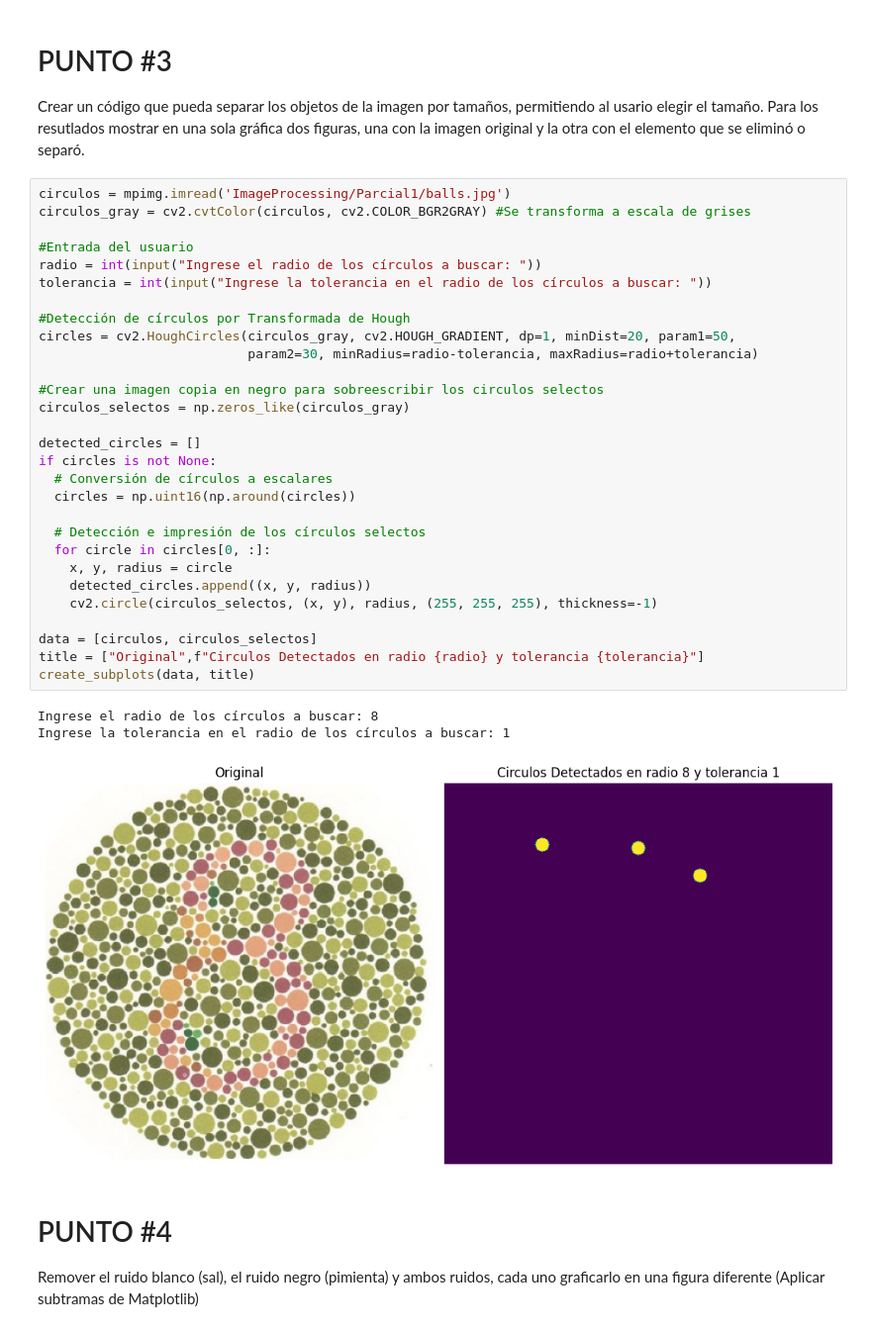
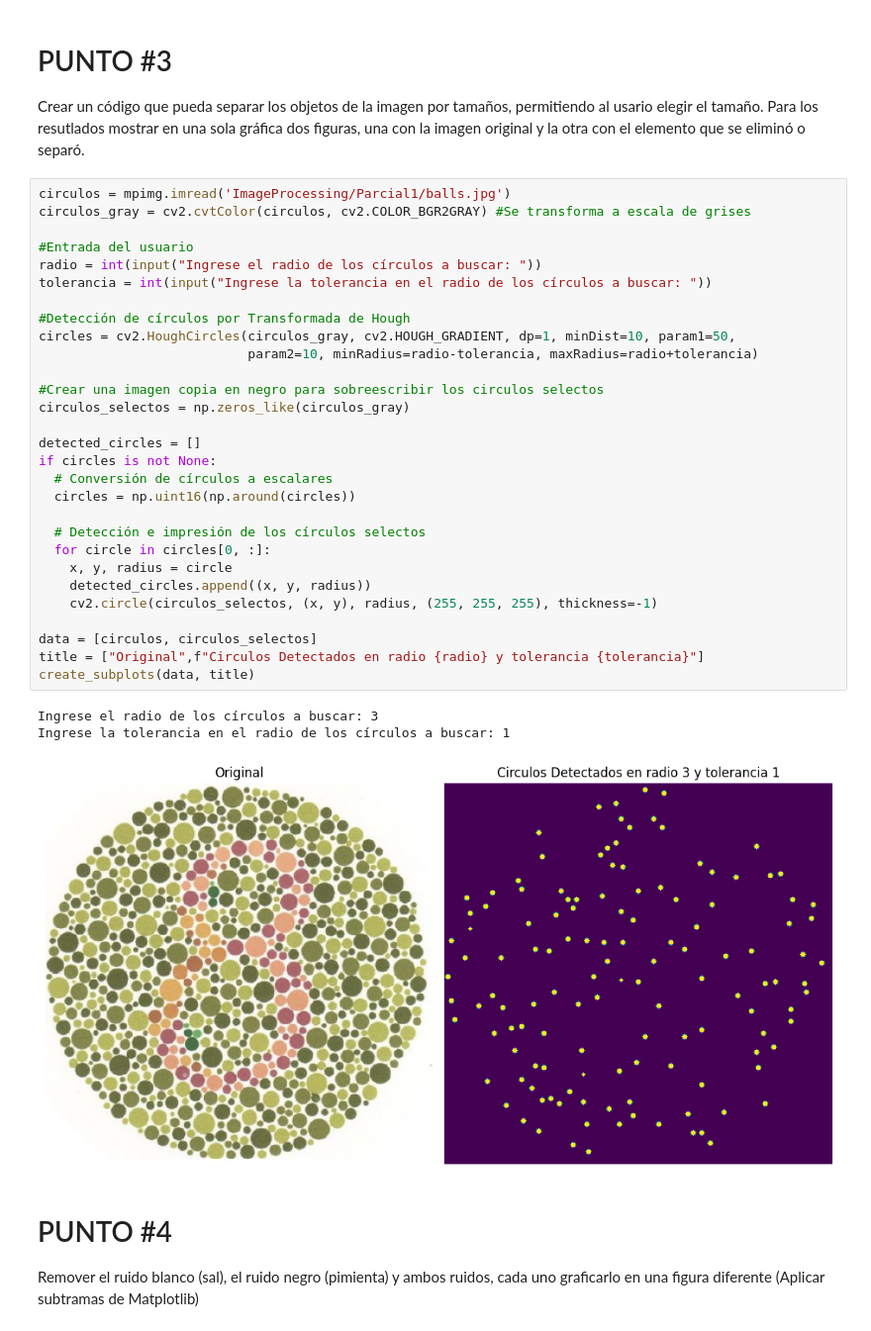
Before and after one commit to FelipeFerAl/ImageProcessing, a Jupyter notebook: Parcial1/ParcialImágenes.ipynb, the cells around one changed output. Shown at 99% size. Drawn from its saved outputs; the diff is of its cells as text.

```diff
--- a/Parcial1/ParcialImágenes.ipynb
+++ b/Parcial1/ParcialImágenes.ipynb
@@ -339,36 +343,36 @@ Crear un código que pueda separar los objetos de la imagen por tamaños, permit
 # %%
 circulos = mpimg.imread('ImageProcessing/Parcial1/balls.jpg')
 circulos_gray = cv2.cvtColor(circulos, cv2.COLOR_BGR2GRAY) #Se transforma a escala de grises
 
 #Entrada del usuario
 radio = int(input("Ingrese el radio de los círculos a buscar: "))
 tolerancia = int(input("Ingrese la tolerancia en el radio de los círculos a buscar: "))
 
 #Detección de círculos por Transformada de Hough
-circles = cv2.HoughCircles(circulos_gray, cv2.HOUGH_GRADIENT, dp=1, minDist=20, param1=50,
-                           param2=30, minRadius=radio-tolerancia, maxRadius=radio+tolerancia)
+circles = cv2.HoughCircles(circulos_gray, cv2.HOUGH_GRADIENT, dp=1, minDist=10, param1=50,
+                           param2=10, minRadius=radio-tolerancia, maxRadius=radio+tolerancia)
 
 #Crear una imagen copia en negro para sobreescribir los circulos selectos
 circulos_selectos = np.zeros_like(circulos_gray)
 
 detected_circles = []
 if circles is not None:
   # Conversión de círculos a escalares
   circles = np.uint16(np.around(circles))
 
   # Detección e impresión de los círculos selectos
   for circle in circles[0, :]:
     x, y, radius = circle
     detected_circles.append((x, y, radius))
     cv2.circle(circulos_selectos, (x, y), radius, (255, 255, 255), thickness=-1)
 
 data = [circulos, circulos_selectos]
 title = ["Original",f"Circulos Detectados en radio {radio} y tolerancia {tolerancia}"]
 create_subplots(data, title)
 # %% [output]
-Ingrese el radio de los círculos a buscar: 8
+Ingrese el radio de los círculos a buscar: 3
 Ingrese la tolerancia en el radio de los círculos a buscar: 1
-[figure, old version]
+[figure, new version]
 # %% [markdown]
 # PUNTO #4
 Remover el ruido blanco (sal), el ruido negro (pimienta) y ambos ruidos, cada uno graficarlo en una figura diferente (Aplicar subtramas de Matplotlib)
```
Also changed, not shown: parts of 4 cells of this notebook.
